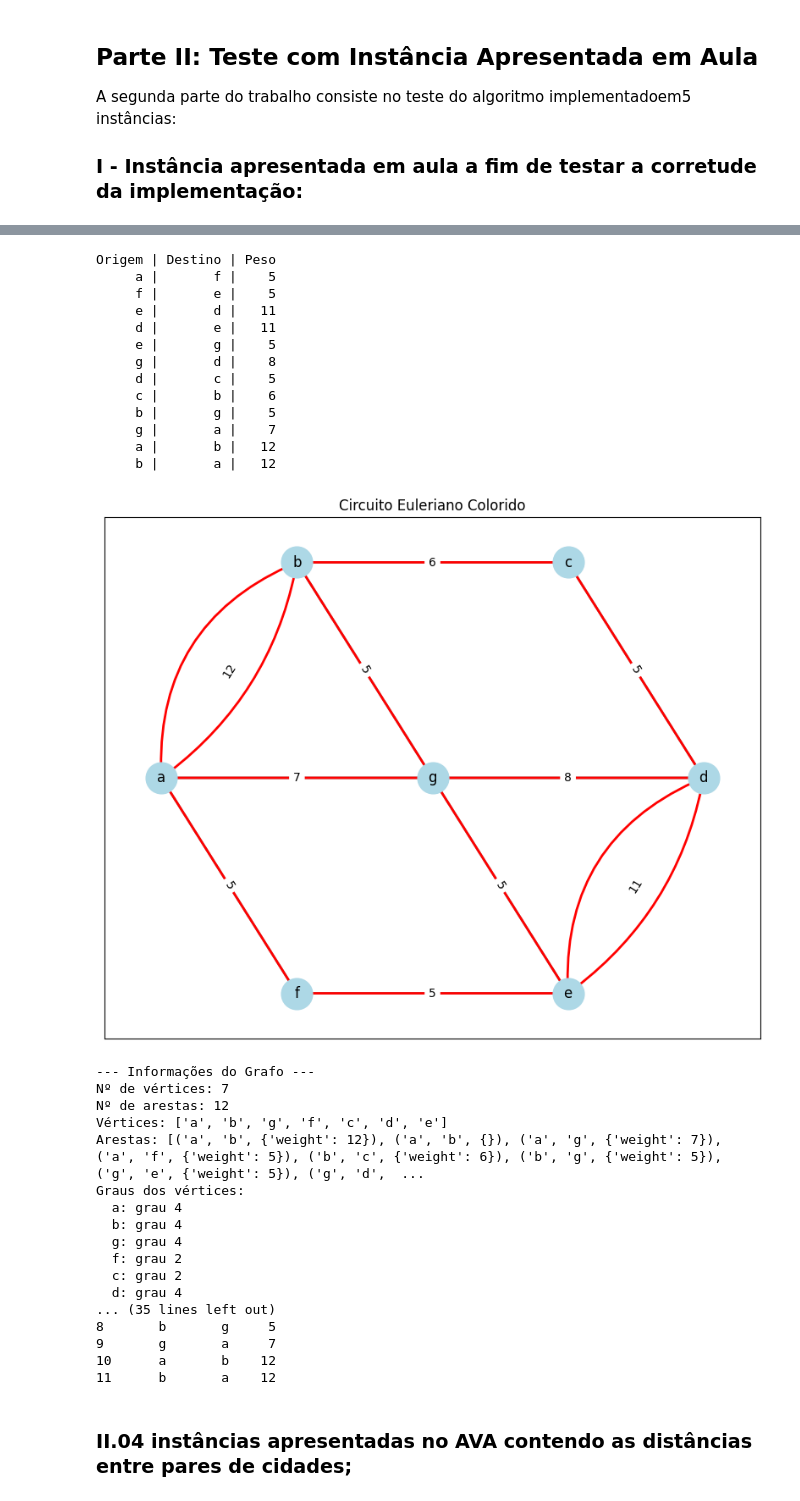
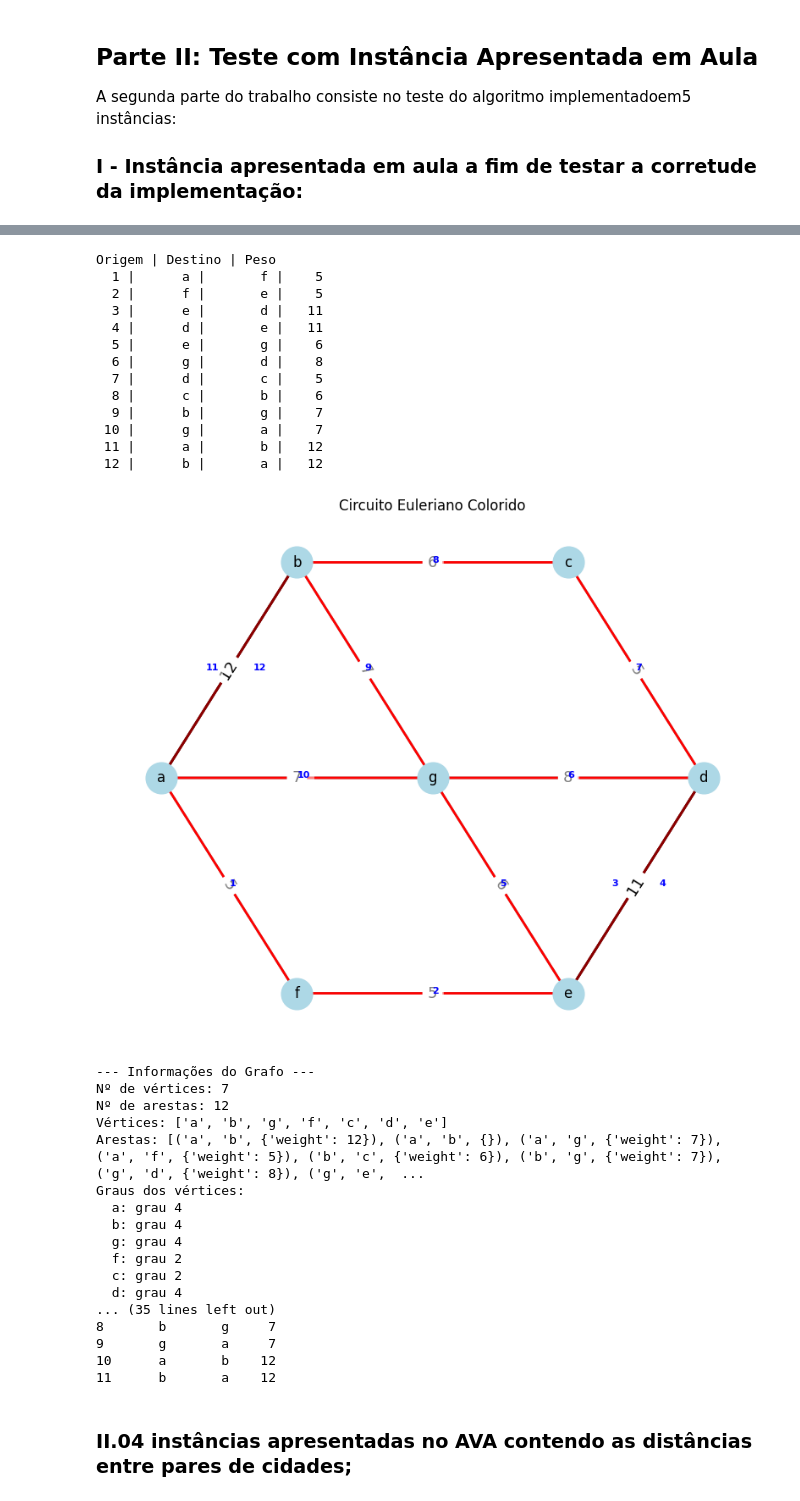
Before and after one commit to LeonardoVieiraGuimaraes/DoutoradoCefet, a Jupyter notebook: TeoriaGrafos/praticas/pratica02/implementacao/caixeiro_chines.ipynb, the cells around one changed output, grey strips where cells are left out. Drawn from its saved outputs; the diff is of its cells as text; code cells hidden in the pictures.

```diff
--- a/TeoriaGrafos/praticas/pratica02/implementacao/caixeiro_chines.ipynb
+++ b/TeoriaGrafos/praticas/pratica02/implementacao/caixeiro_chines.ipynb
@@ -248,54 +227,55 @@ A segunda parte do trabalho consiste no teste do algoritmo implementadoem5 inst
 # %%
 # Exemplo de uso
 lista = [
     ('a', 'b', 12),
     ('a', 'g', 7),
     ('a', 'f', 5),
     ('b', 'c', 6),
-    ('b', 'g', 5),
+    ('b', 'g', 7),
     ('c', 'd', 5),
+    ('d', 'g', 8),
     ('d', 'e', 11),
     ('e', 'f', 5),
-    ('e', 'g', 5),
-    ('g', 'd', 8)
-    ]
+    ('e', 'g', 6),
+]
 
 pos = { 'a': (0,0),
         'b': (2,2),
         'c': (6,2),
         'd': (8,0),
         'e': (6,-2),
         'f': (2,-2),
         'g': (4,0),
         }
 
 plotar_grafo(lista, titulo='Grafo aula', pos=pos, nome_fig='grafo_aula.png')
 circuito, G_euler = caixeiro_chines(lista)
-mostrar_percurso(circuito)
+mostrar_percurso(circuito, G_euler)
+# Plota o circuito enumerando as arestas, sem sobrescrever os pesos
 plotar_circuito_sem_sobreposicao(G_euler, circuito, titulo='Circuito Euleriano Colorido', pos=pos, nome_fig='circuito_euleriano_aula.png')
 mostrar_info_grafo(G_euler)
 tabela_percurso(circuito, G_euler, nome_csv='percurso_aula.csv')
 # %% [output]
 [figure]
 Origem | Destino | Peso
-     a |       f |    5
-     f |       e |    5
-     e |       d |   11
-     d |       e |   11
-     e |       g |    5
-     g |       d |    8
-     d |       c |    5
-     c |       b |    6
-     b |       g |    5
-     g |       a |    7
-     a |       b |   12
-     b |       a |   12
+  1 |      a |       f |    5
+  2 |      f |       e |    5
+  3 |      e |       d |   11
+  4 |      d |       e |   11
+  5 |      e |       g |    6
+  6 |      g |       d |    8
+  7 |      d |       c |    5
+  8 |      c |       b |    6
+  9 |      b |       g |    7
+ 10 |      g |       a |    7
+ 11 |      a |       b |   12
+ 12 |      b |       a |   12
-[figure, old version]
+[figure, new version]
 --- Informações do Grafo ---
 Nº de vértices: 7
 Nº de arestas: 12
 Vértices: ['a', 'b', 'g', 'f', 'c', 'd', 'e']
-Arestas: [('a', 'b', {'weight': 12}), ('a', 'b', {}), ('a', 'g', {'weight': 7}), ('a', 'f', {'weight': 5}), ('b', 'c', {'weight': 6}), ('b', 'g', {'weight': 5}), ('g', 'e', {'weight': 5}), ('g', 'd',  ...
+Arestas: [('a', 'b', {'weight': 12}), ('a', 'b', {}), ('a', 'g', {'weight': 7}), ('a', 'f', {'weight': 5}), ('b', 'c', {'weight': 6}), ('b', 'g', {'weight': 7}), ('g', 'd', {'weight': 8}), ('g', 'e',  ...
 Graus dos vértices:
   a: grau 4
   b: grau 4
@@ -304,7 +284,7 @@ Graus dos vértices:
   c: grau 2
   d: grau 4
 ... (35 lines left out)
-8       b       g     5
+8       b       g     7
 9       g       a     7
 10      a       b    12
 11      b       a    12
```
Also changed, not shown: parts of 2 cells of this notebook, 16 other files.
